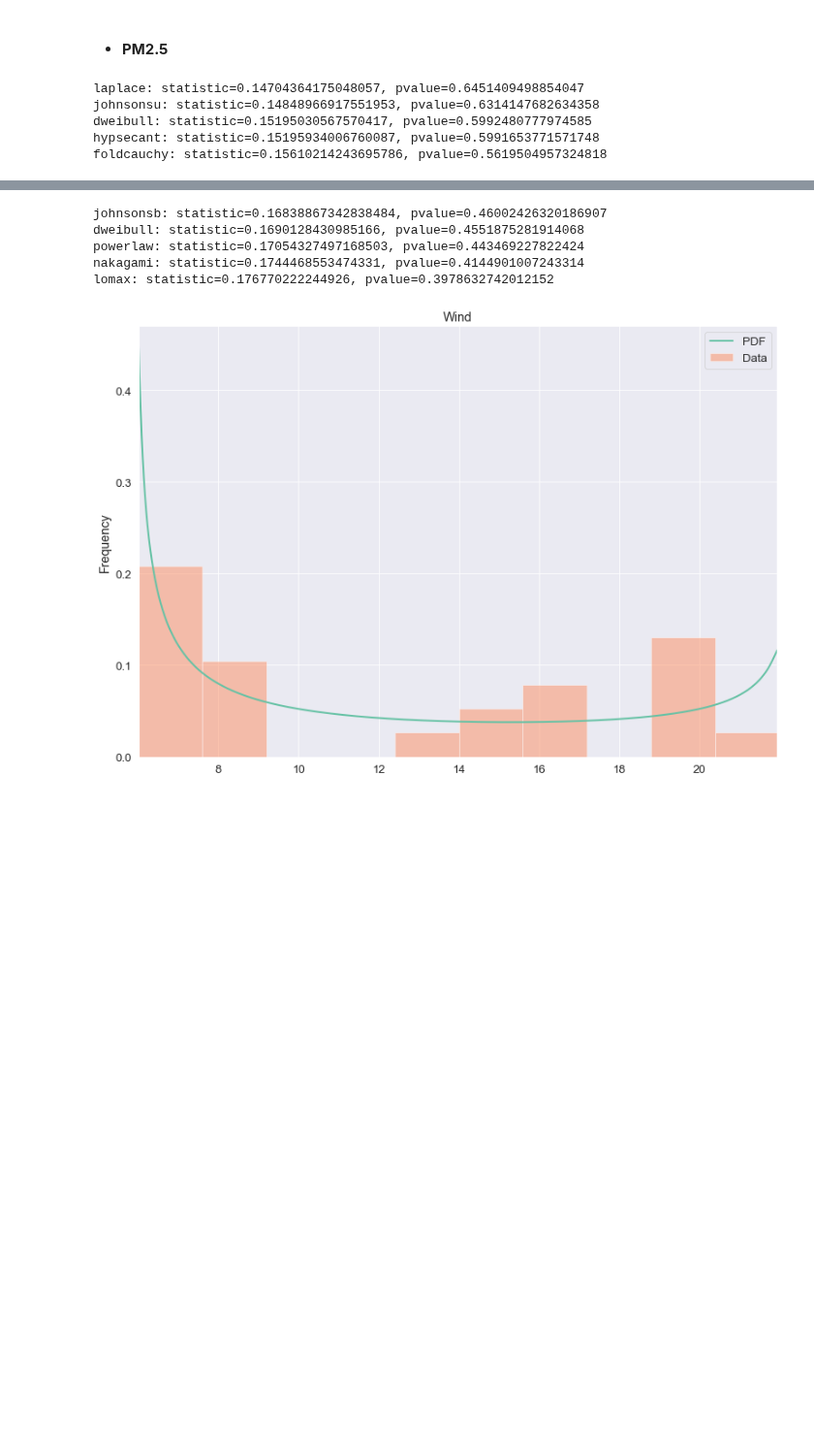
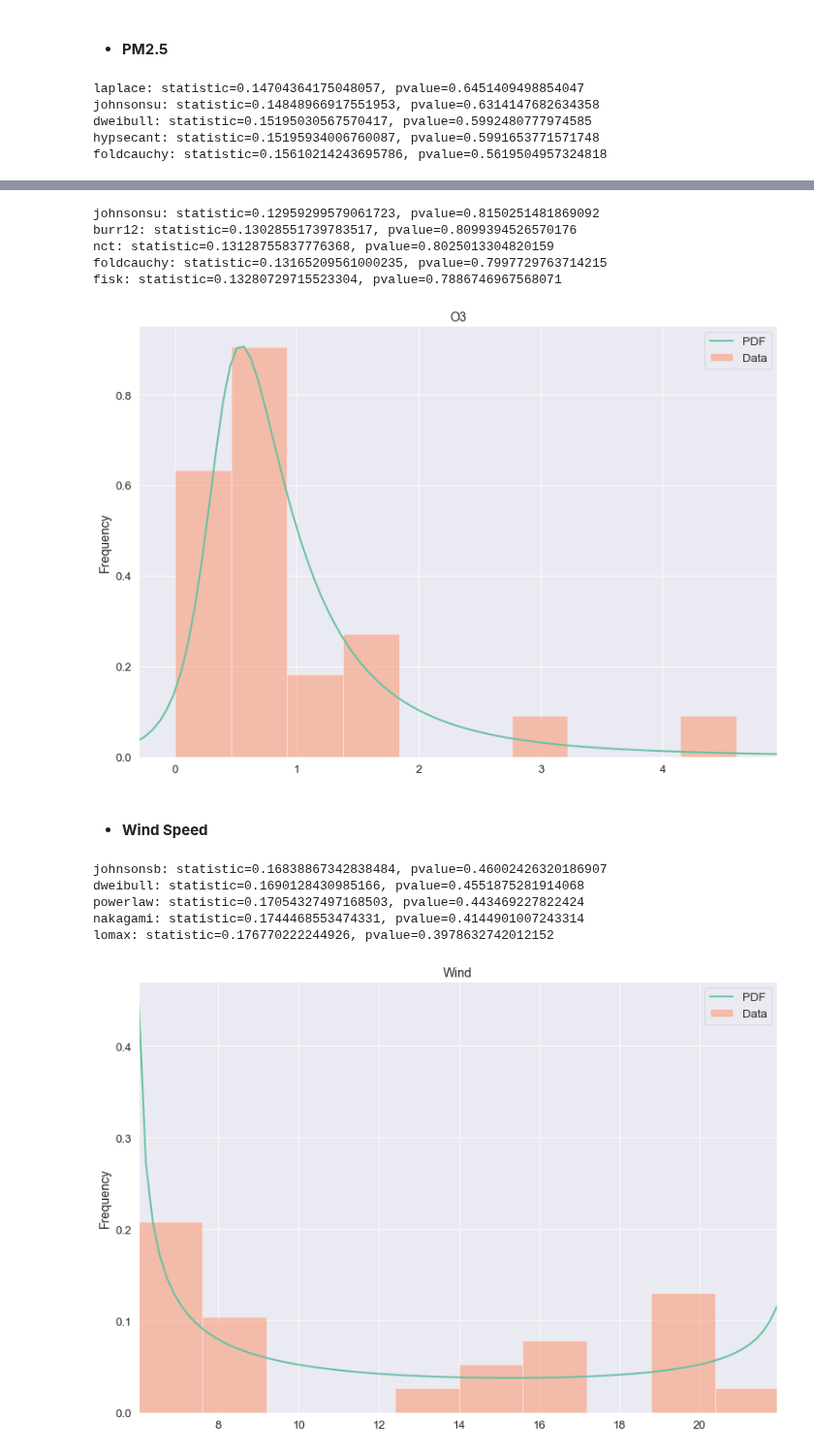
Before and after one commit to olgarozhdestvina/Air-Pollution-in-Dublin, a Jupyter notebook: Dublin_Air_Pollution.ipynb, the cells around one changed output, grey strips where cells are left out. Shown at 97% size. Cells and saved outputs as stored; diff of their text form; code cells hidden in the pictures; blank space fills up the shorter version.

```diff
--- a/Dublin_Air_Pollution.ipynb
+++ b/Dublin_Air_Pollution.ipynb
@@ -698,0 +706,11 @@ plot_data_with_pdf_fitted("PM2.5", laplace)
+# %%
+%%capture --no-stdout
+
+# Fit distributions to Wind
+fit_dist("O3")
+# %% [output]
+johnsonsu: statistic=0.12959299579061723, pvalue=0.8150251481869092
+burr12: statistic=0.13028551739783517, pvalue=0.8099394526570176
+nct: statistic=0.13128755837776368, pvalue=0.8025013304820159
+foldcauchy: statistic=0.13165209561000235, pvalue=0.7997729763714215
+fisk: statistic=0.13280729715523304, pvalue=0.7886746967568071
@@ -699,3 +720,12 @@ plot_data_with_pdf_fitted("PM2.5", laplace)
+# %%
+# Plot O3 with johnsonsu distribution fitted.
+plot_data_with_pdf_fitted("O3", johnsonsu)
+# %% [output]
+[figure, added]
+# %% [markdown]
+<br>
+
+* __Wind Speed__
 # %%
 %%capture --no-stdout
 
```
Also changed, not shown: parts of 10 cells of this notebook.
